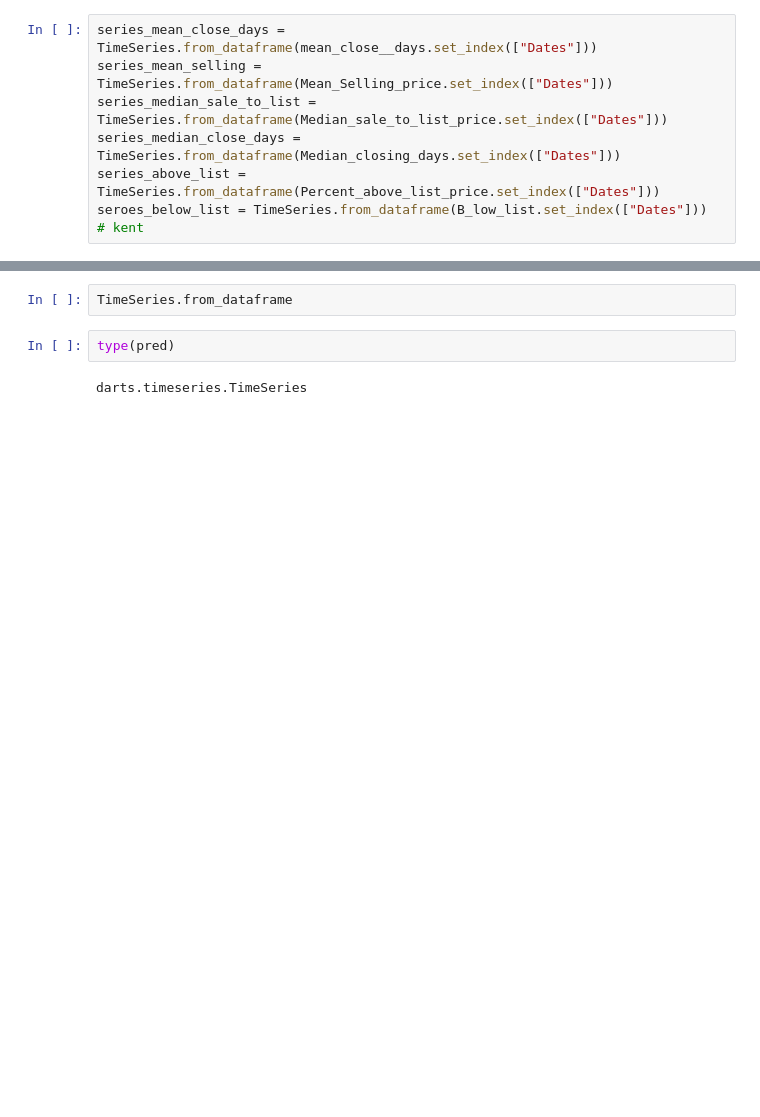
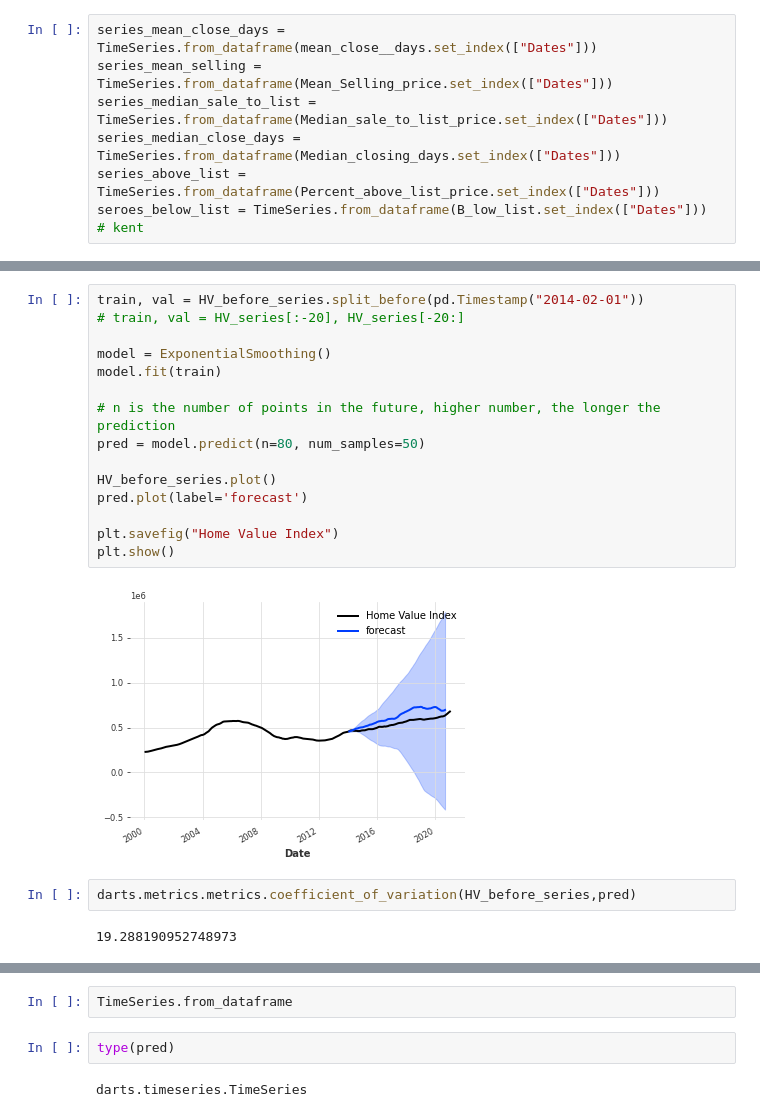
Before and after one commit to ianakt/Covid-and-the-Housing-Market, a Jupyter notebook: ML_Models/TimeSeries_total_trial_1.ipynb, the cells around one changed output, grey strips where cells are left out. Drawn from its saved outputs; the diff is of its cells as text; blank space fills up the shorter version.

```diff
--- a/ML_Models/TimeSeries_total_trial_1.ipynb
+++ b/ML_Models/TimeSeries_total_trial_1.ipynb
@@ -235,0 +511,21 @@ seroes_below_list = TimeSeries.from_dataframe(B_low_list.set_index(["Dates"]))
+# %%
+train, val = HV_before_series.split_before(pd.Timestamp("2014-02-01"))
+# train, val = HV_series[:-20], HV_series[-20:]
+
+model = ExponentialSmoothing()
+model.fit(train)
+
+# n is the number of points in the future, higher number, the longer the prediction
+pred = model.predict(n=80, num_samples=50)
+
+HV_before_series.plot()
+pred.plot(label='forecast')
+
+plt.savefig("Home Value Index")
+plt.show()
+# %% [output]
+[figure, added]
+# %%
+darts.metrics.metrics.coefficient_of_variation(HV_before_series,pred)
+# %% [output]
+19.288190952748973
```
Also changed, not shown: parts of 36 cells of this notebook.
